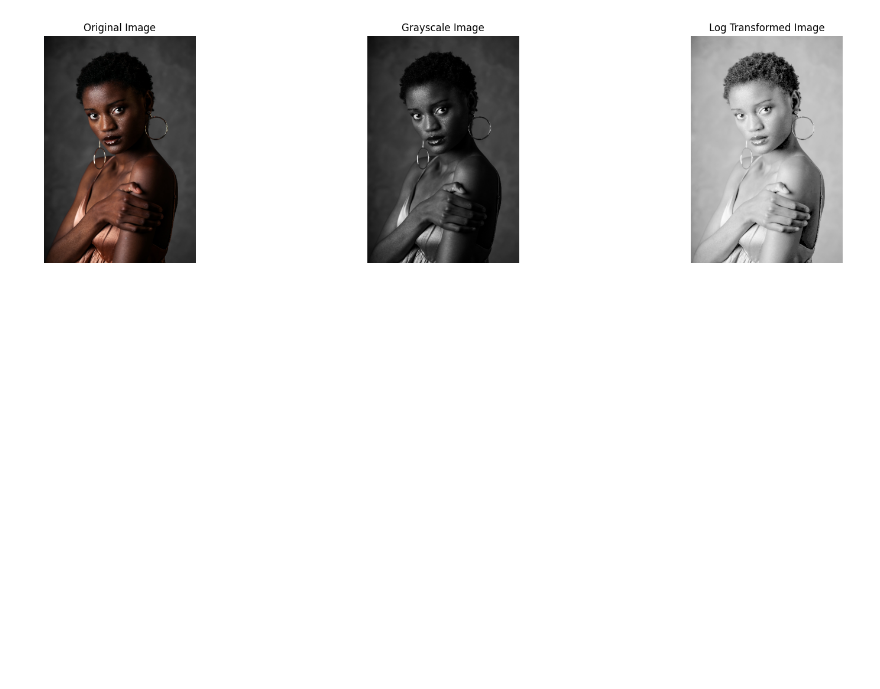
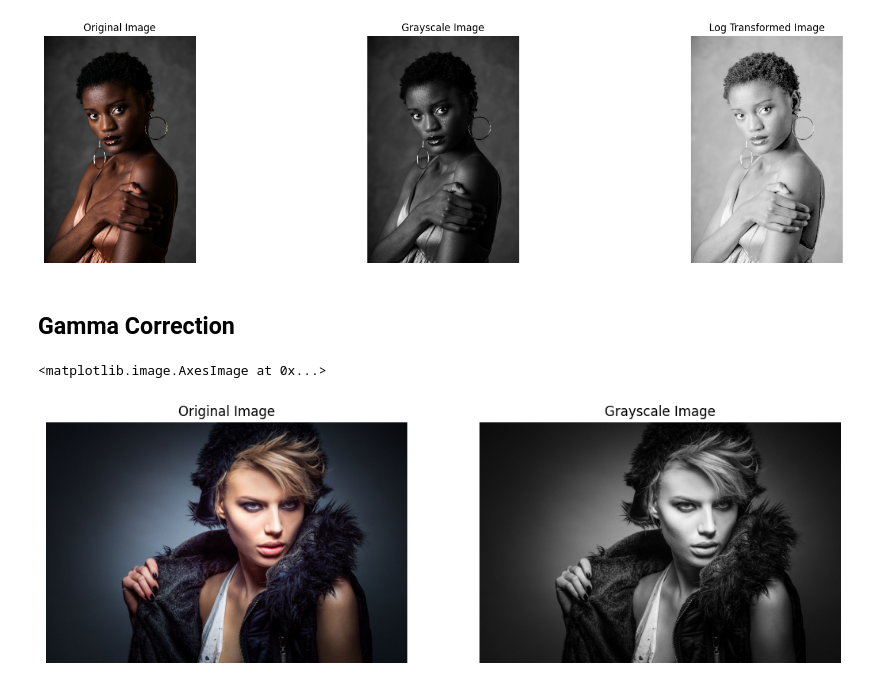
Before and after one commit to itspriyambhattacharya/opencv_learning, a Jupyter notebook: 01_basic_practice.ipynb, the cells around one changed output. Drawn from its saved outputs; the diff is of its cells as text; code cells hidden in the pictures; blank space fills up the shorter version.

Commit message:
importing image for gamma correction

```diff
--- a/01_basic_practice.ipynb
+++ b/01_basic_practice.ipynb
@@ -124,3 +124,25 @@ cv2.waitKey(0)
 cv2.destroyAllWindows()
 # %% [output]
 [figure]
+# %% [markdown]
+## Gamma Correction
+# %%
+image = cv2.imread('images/model3.jpg')
+img = cv2.cvtColor(image, cv2.COLOR_BGR2RGB)
+
+gray = cv2.cvtColor(image, cv2.COLOR_BGR2GRAY)
+
+plt.figure(figsize=(20, 5))
+
+plt.subplot(1, 3, 1)
+plt.axis("off")
+plt.title("Original Image")
+plt.imshow(img)
+
+plt.subplot(1, 3, 2)
+plt.axis("off")
+plt.title("Grayscale Image")
+plt.imshow(gray, cmap='gray')
+# %% [output]
+<matplotlib.image.AxesImage at 0x...>
+[figure, added]
```
